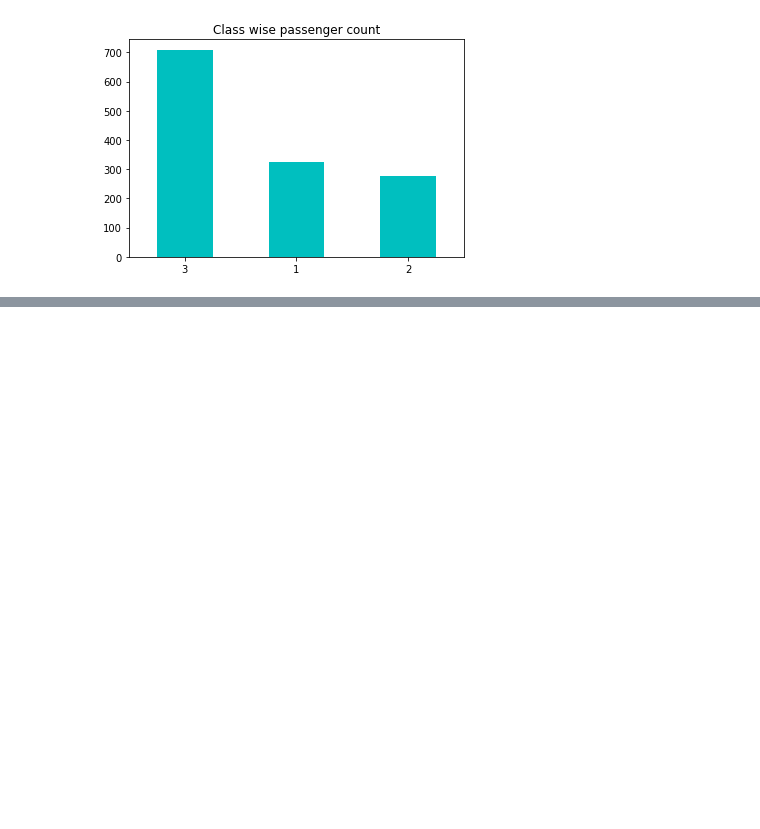
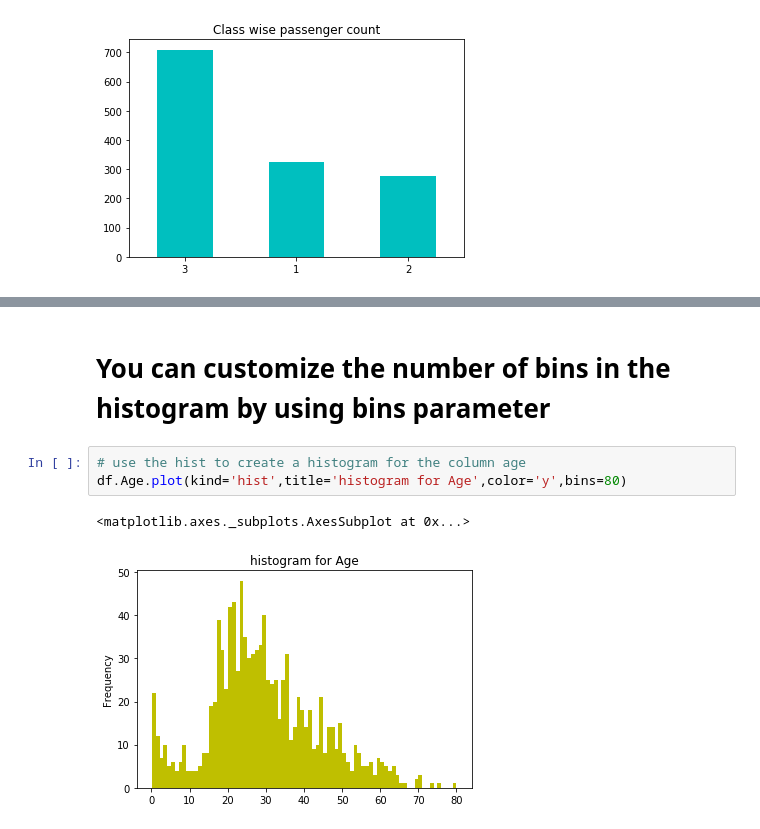
Before and after one commit to blessonj/titanic_project, a Jupyter notebook: notebooks/2.0-bj-exploring-processing-data.ipynb, the cells around one changed output, grey strips where cells are left out. Drawn from its saved outputs; the diff is of its cells as text; blank space fills up the shorter version.

```diff
--- a/notebooks/2.0-bj-exploring-processing-data.ipynb
+++ b/notebooks/2.0-bj-exploring-processing-data.ipynb
@@ -386,0 +395,8 @@ df.Pclass.value_counts().plot(kind='bar',rot=0,title='Class wise passenger count
+# %% [markdown]
+# You can customize the number of bins in the histogram by using bins parameter
+# %%
+# use the hist to create a histogram for the column age
+df.Age.plot(kind='hist',title='histogram for Age',color='y',bins=80)
+# %% [output]
+<matplotlib.axes._subplots.AxesSubplot at 0x...>
+[figure, added]
```
Also changed, not shown: parts of 34 cells of this notebook.
